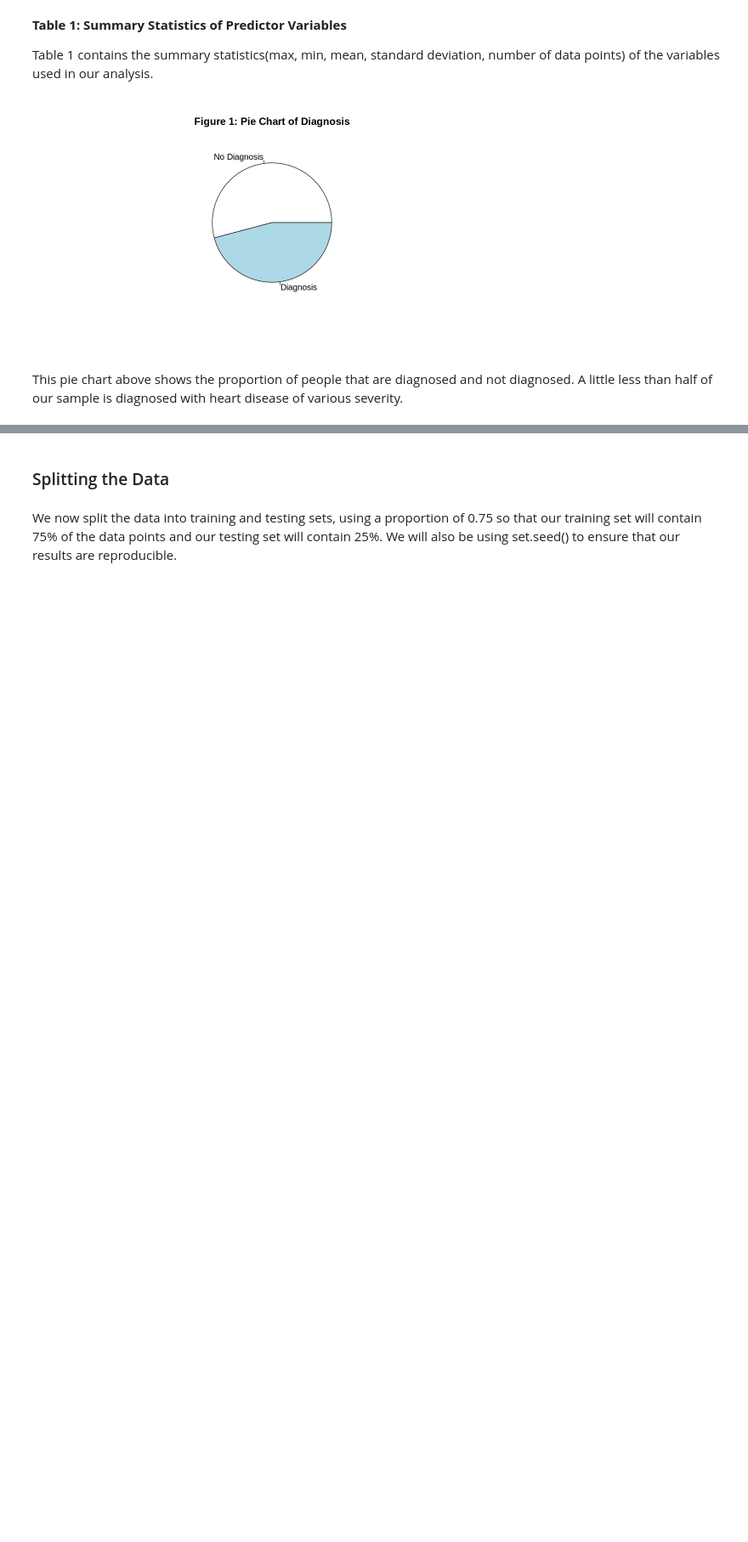
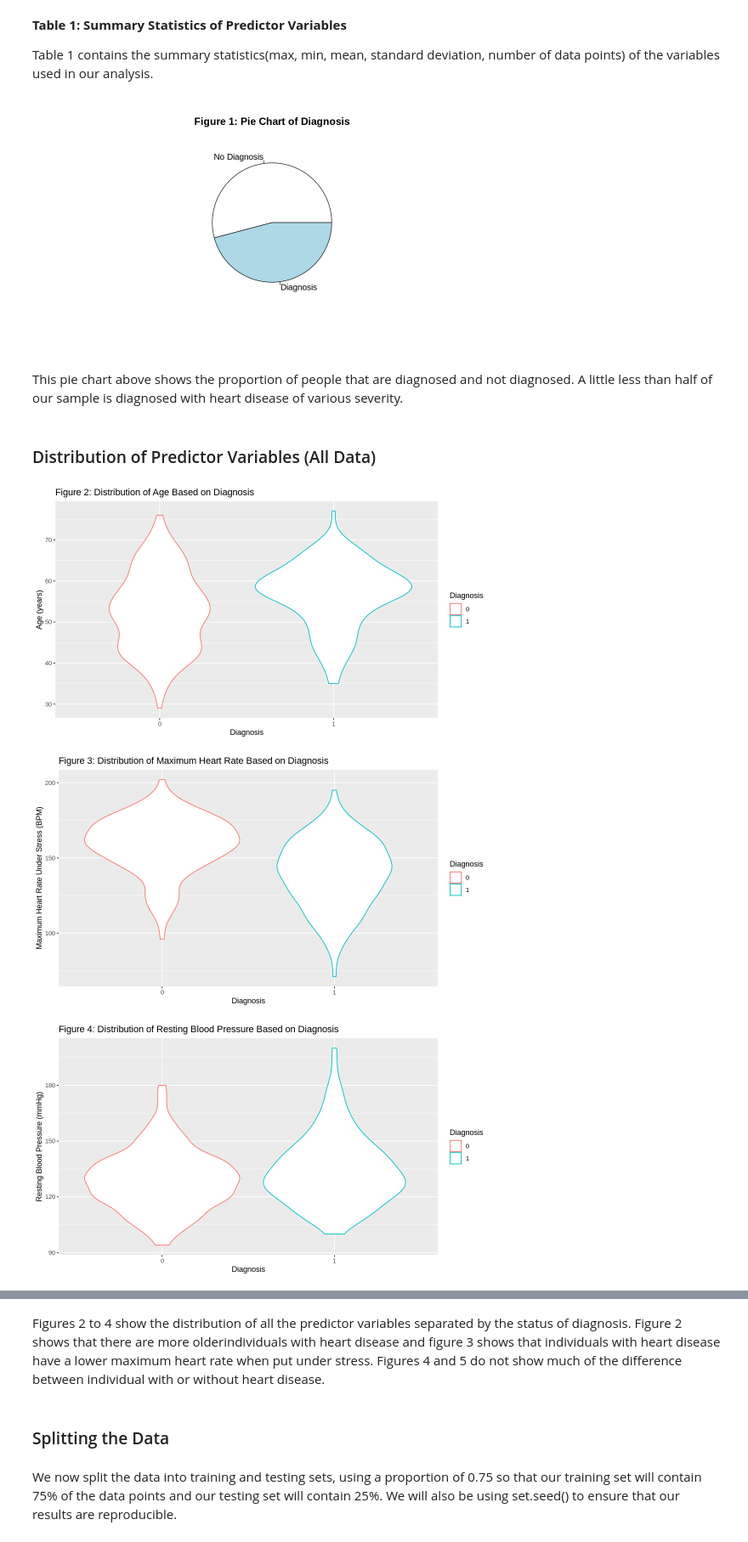
Before and after one commit to wswang98/dsci100-GroupProject, a Jupyter notebook: dsci100-group105-project.ipynb, the cells around one changed output, grey strips where cells are left out. Shown at 85% size. Drawn from its saved outputs; the diff is of its cells as text; code cells hidden in the pictures; blank space fills up the shorter version.

```diff
--- a/dsci100-group105-project.ipynb
+++ b/dsci100-group105-project.ipynb
@@ -167,3 +168,31 @@ diagnosis_pie <- pie(diagnosis_count, labels = c("No Diagnosis", "Diagnosis"), m
 [figure]
 # %% [markdown]
 This pie chart above shows the proportion of people that are diagnosed and not diagnosed. A little less than half of our sample is diagnosed with heart disease of various severity.
+# %% [markdown]
+### Distribution of Predictor Variables (All Data)
+# %%
+age_dis <- ggplot(heart_disease_data, aes(x=diagnosis, y=age, color=diagnosis)) +
+    geom_violin() +
+    ggtitle('Figure 2: Distribution of Age Based on Diagnosis') +
+    labs(x='Diagnosis', y='Age (years)', color='Diagnosis')
+hr_dis <- ggplot(heart_disease_data, aes(x=diagnosis, y=max_heart_rate, color=diagnosis)) +
+    geom_violin() +
+    ggtitle('Figure 3: Distribution of Maximum Heart Rate Based on Diagnosis') +
+    labs(x='Diagnosis', y='Maximum Heart Rate Under Stress (BPM)', color='Diagnosis')
+bp_dis <- ggplot(heart_disease_data, aes(x=diagnosis, y=resting_blood_pressure, color=diagnosis)) +
+    geom_violin() +
+    ggtitle('Figure 4: Distribution of Resting Blood Pressure Based on Diagnosis') +
+    labs(x='Diagnosis', y='Resting Blood Pressure (mmHg)', color='Diagnosis')
+chol_dis <- ggplot(heart_disease_data, aes(x=diagnosis, y=resting_blood_pressure, color=diagnosis)) +
+    geom_violin() +
+    ggtitle('Figure 4: Distribution of Cholesterol Level Based on Diagnosis') +
+    labs(x='Diagnosis', y='Cholesterol Level (mg/dl)', color='Diagnosis')
+
+age_dis
+hr_dis
+bp_dis
+chol_dis
+# %% [output]
+[figure, added]
+[figure, added]
+[figure, added]
@@ -170,3 +200,5 @@ This pie chart above shows the proportion of people that are diagnosed and not d
+# %% [markdown]
+Figures 2 to 4 show the distribution of all the predictor variables separated by the status of diagnosis. Figure 2 shows that there are more olderindividuals with heart disease and figure 3 shows that individuals with heart disease have a lower maximum heart rate when put under stress. Figures 4 and 5 do not show much of the difference between individual with or without heart disease.
 # %% [markdown]
 ### Splitting the Data
 # %% [markdown]
```
Also changed, not shown: parts of 8 cells of this notebook.
